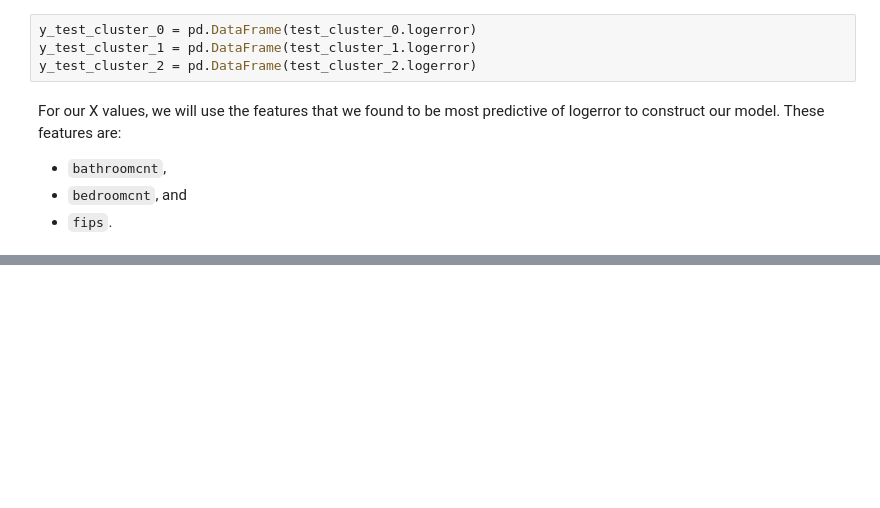
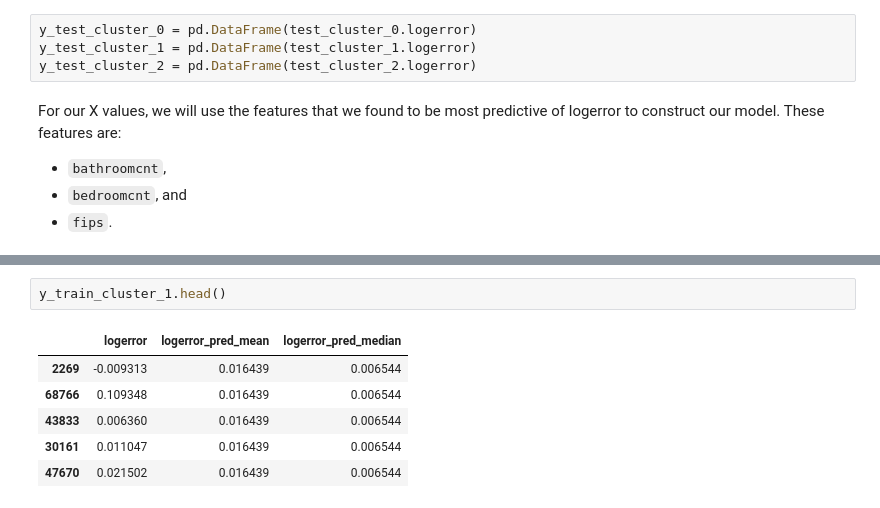
Before and after one commit to malachi-hale/clustering-project, a Jupyter notebook: Final_Project.ipynb, the cells around one changed output, grey strips where cells are left out. Saved outputs shown, nothing was run; the diff lists cells and outputs as text; blank space fills up the shorter version.

```diff
--- a/Final_Project.ipynb
+++ b/Final_Project.ipynb
@@ -1382,0 +1444,9 @@ X_train_model_cluster_0 = train_
+# %%
+y_train_cluster_1.head()
+# %% [output]
+|  | logerror | logerror_pred_mean | logerror_pred_median |
+| 2269 | -0.009313 | 0.016439 | 0.006544 |
+| 68766 | 0.109348 | 0.016439 | 0.006544 |
+| 43833 | 0.006360 | 0.016439 | 0.006544 |
+| 30161 | 0.011047 | 0.016439 | 0.006544 |
+| 47670 | 0.021502 | 0.016439 | 0.006544 |
```
Also changed, not shown: parts of 47 cells of this notebook, 1 other file.
